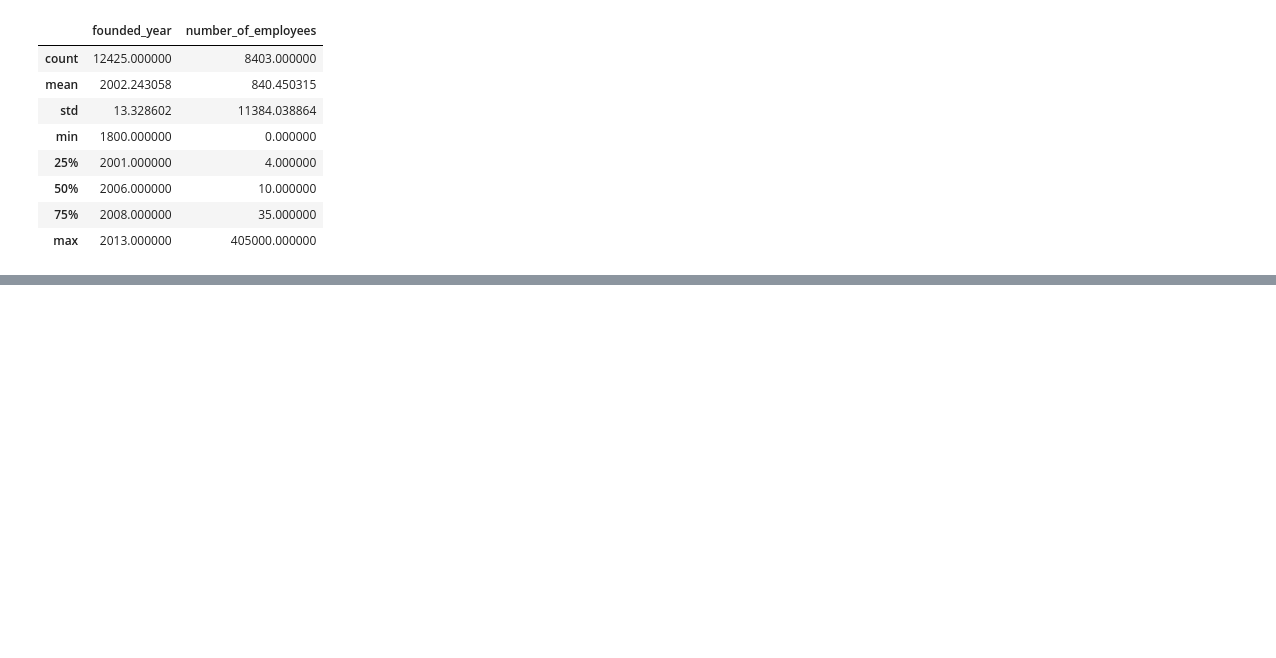
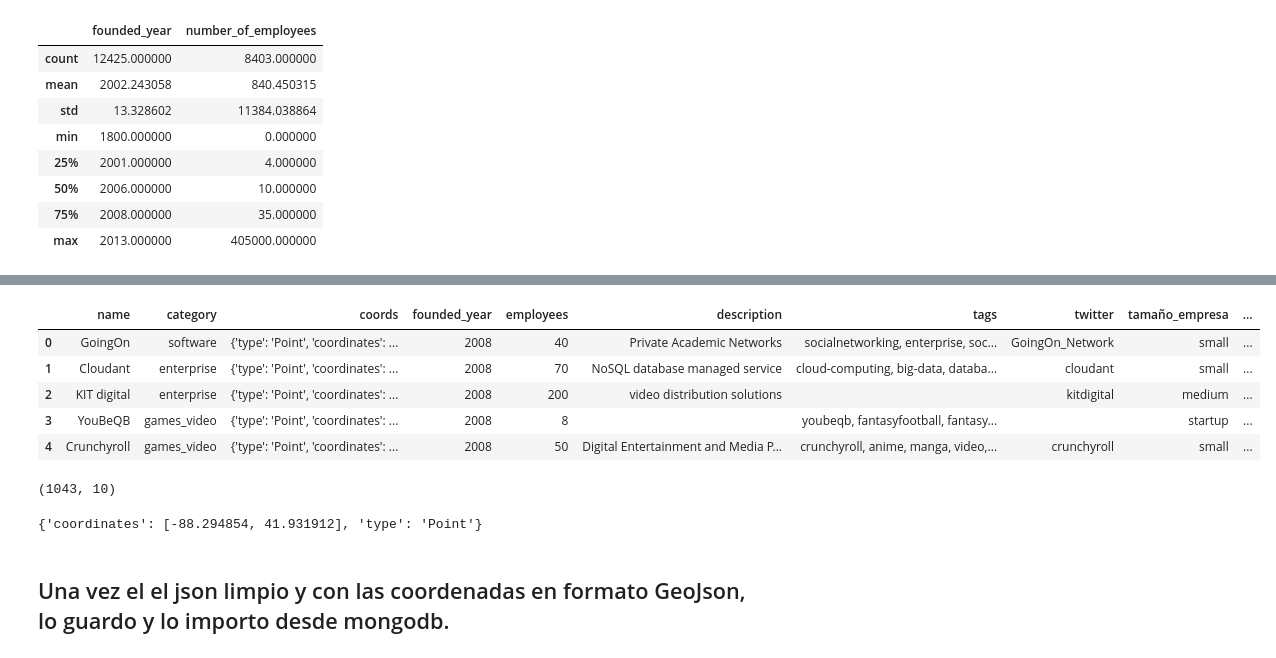
Before and after one commit to Paulapr/datamad0119, a Jupyter notebook: module-2/tableau-project/your-code/companies.geo.ipynb, the cells around one changed output, grey strips where cells are left out. Cells and saved outputs as stored; diff of their text form; code cells hidden in the pictures; blank space fills up the shorter version.

```diff
--- a/module-2/tableau-project/your-code/companies.geo.ipynb
+++ b/module-2/tableau-project/your-code/companies.geo.ipynb
@@ -197,0 +189,23 @@ toGeoJSON(df_companies['coordenadas'])
+# %%
+# filtro categorias y año de fundacion (empresas que tengan maxixmo 10 años)
+
+df_companies = df_companies.loc[df_companies['category'].isin(['news', 'web','games_video','mobile',
+                                                               'photo_video', 'security', 'network_hosting',
+                                                               'messaging', 'hardware', 'enterprise','software',
+                                                               'ecommerce', 'public_relations', 'finance', 'music',
+                                                               'analytics', 'biotech', 'sports','automotive',
+                                                               'education','consulting', 'design', 'legal',
+                                                               'manufacturing'])]
+
+df_companies = df_companies.loc[df_companies["founded_year"]>=2008]
+
+df_companies = df_companies.reset_index()
+df_companies = df_companies.drop(['index'], axis=1)
+df_companies.head()
+# %% [output]
+|  | name | category | coords | founded_year | employees | description | tags | twitter | tamaño_empresa | ... |
+| 0 | GoingOn | software | {'type': 'Point', 'coordinates': ... | 2008 | 40 | Private Academic Networks | socialnetworking, enterprise, soc... | GoingOn_Network | small | ... |
+| 1 | Cloudant | enterprise | {'type': 'Point', 'coordinates': ... | 2008 | 70 | NoSQL database managed service | cloud-computing, big-data, databa... | cloudant | small | ... |
+| 2 | KIT digital | enterprise | {'type': 'Point', 'coordinates': ... | 2008 | 200 | video distribution solutions |  | kitdigital | medium | ... |
+| 3 | YouBeQB | games_video | {'type': 'Point', 'coordinates': ... | 2008 | 8 |  | youbeqb, fantasyfootball, fantasy... |  | startup | ... |
+| 4 | Crunchyroll | games_video | {'type': 'Point', 'coordinates': ... | 2008 | 50 | Digital Entertainment and Media P... | crunchyroll, anime, manga, video,... | crunchyroll | small | ... |
@@ -197,0 +220,10 @@ toGeoJSON(df_companies['coordenadas'])
+# %%
+df_companies.shape
+# %% [output]
+(1043, 10)
+# %%
+df_companies['coords'][333]
+# %% [output]
+{'coordinates': [-88.294854, 41.931912], 'type': 'Point'}
+# %% [markdown]
+## Una vez el el json limpio y con las coordenadas en formato GeoJson, lo guardo y lo importo desde mongodb.
```
Also changed, not shown: parts of 24 cells of this notebook, 1 other file.
